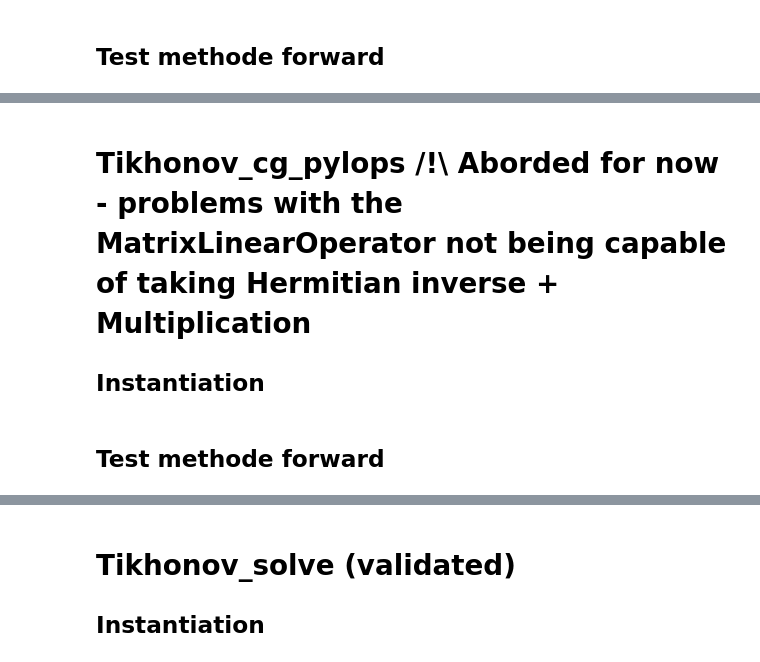
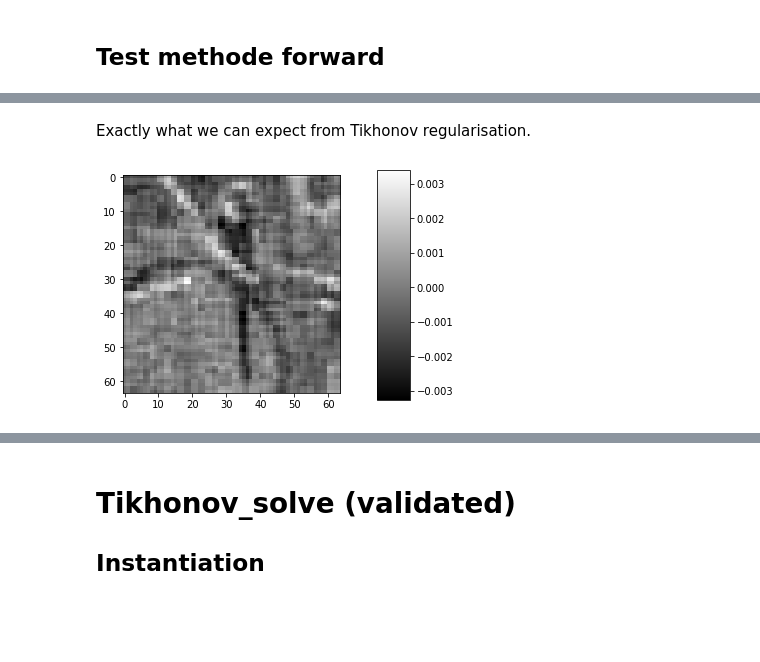
Before and after one commit to openspyrit/spyrit-examples, a Jupyter notebook: Debug_version_2/data_consistency_layer.ipynb, the cells around one changed output, grey strips where cells are left out. Drawn from its saved outputs; the diff is of its cells as text; code cells hidden in the pictures; blank space fills up the shorter version.

```diff
--- a/Debug_version_2/data_consistency_layer.ipynb
+++ b/Debug_version_2/data_consistency_layer.ipynb
@@ -139,9 +180,10 @@ Too much regularisation (makes sense) due to tikhonov formula
+# %% [markdown]
+Exactly what we can expect from Tikhonov regularisation.
 # %%
-P = Tikhonov_cg(FO_split, n_iter = 7, mu = 10000) # to check 6 is OK, & is not ok == Potential bug
+P = Tikhonov_cg(FO_split, n_iter = 3, mu = 1000000)
 x_est = P(y, x_0)
 img = x_est[1,:]
 img = img.detach().numpy();
 imagesc(np.reshape(img,(h,w)))
+# %% [output]
+[figure, added]
-# %% [markdown]
-# Tikhonov_cg_pylops /!\ Aborded for now - problems with the  MatrixLinearOperator not being capable of taking Hermitian inverse + Multiplication
-## Instantiation
@@ -151,2 +189,0 @@ imagesc(np.reshape(img,(h,w)))
-# %% [markdown]
-## Test methode forward
```
Also changed, not shown: parts of 55 cells of this notebook.
